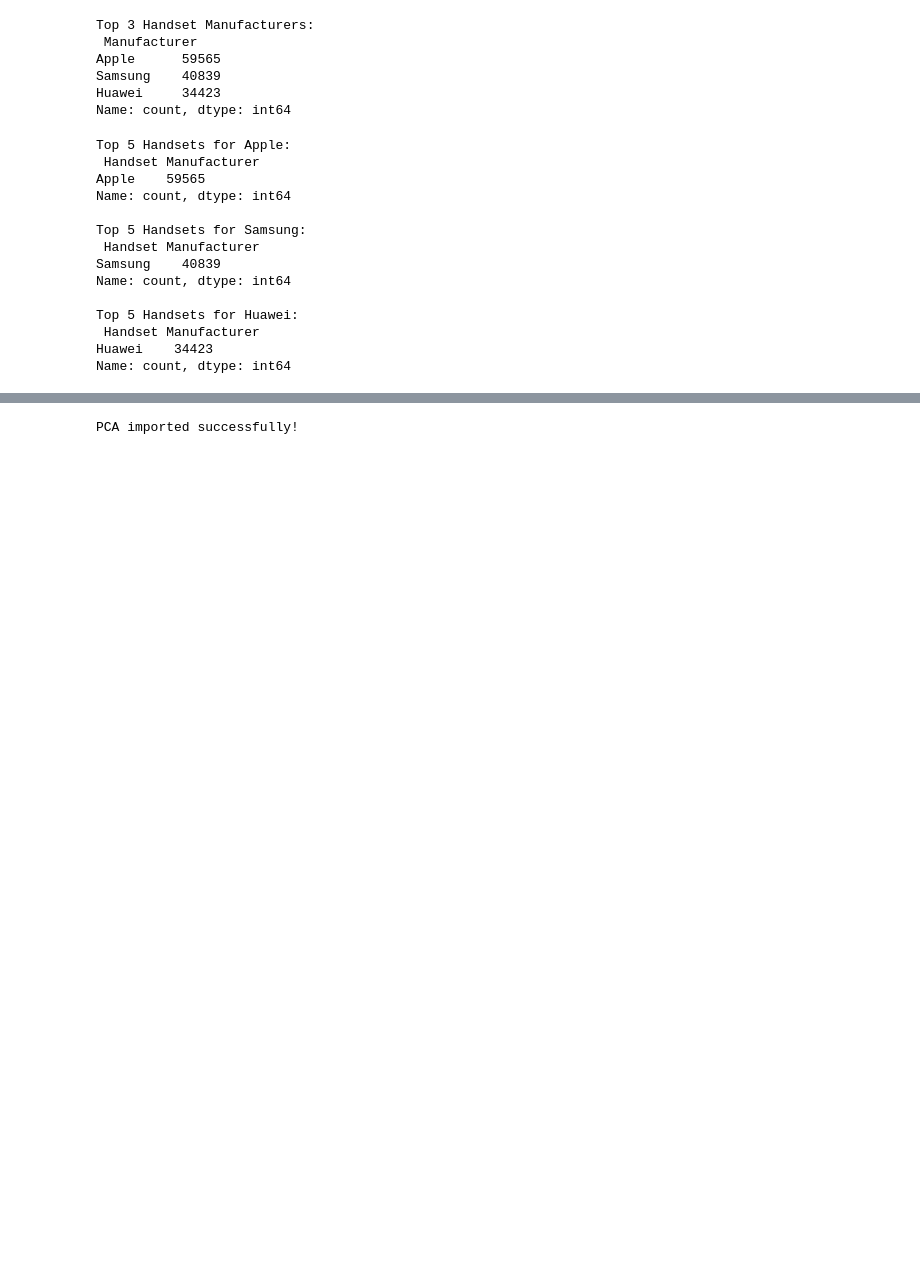
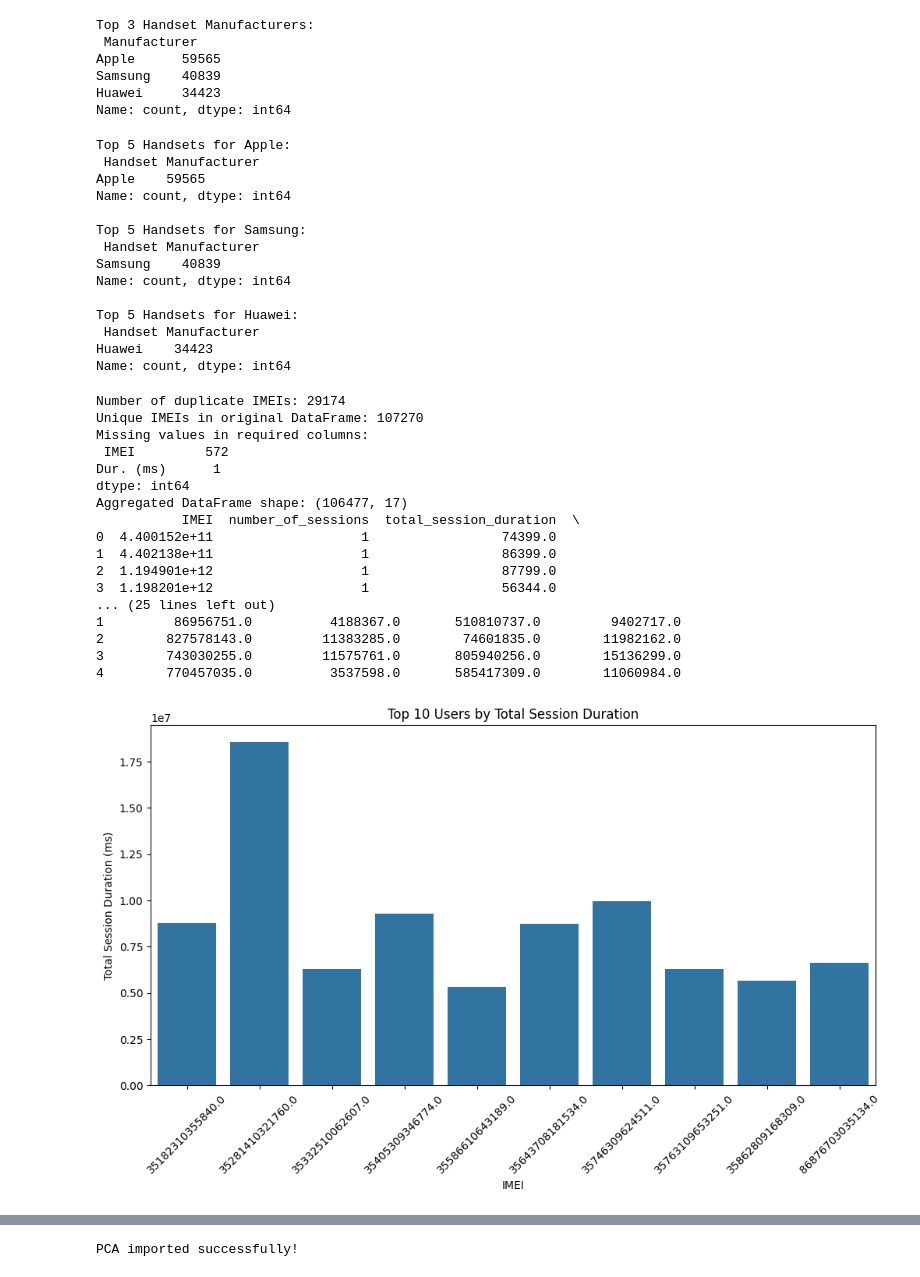
Before and after one commit to medhanittes/Business_Need, a Jupyter notebook: scripts/postgres_load.ipynb, the cells around one changed output, grey strips where cells are left out. Cells and saved outputs as stored; diff of their text form; code cells hidden in the pictures; blank space fills up the shorter version.

```diff
--- a/scripts/postgres_load.ipynb
+++ b/scripts/postgres_load.ipynb
@@ -216,5 +217,43 @@ Top 5 Handsets for Huawei:
  Handset Manufacturer
 Huawei    34423
 Name: count, dtype: int64
+# %%
+duplicate_imeis = df[df.duplicated(['IMEI'], keep=False)]
+print("Number of duplicate IMEIs:", duplicate_imeis['IMEI'].nunique())
+unique_imeis_count = df['IMEI'].nunique()
+print("Unique IMEIs in original DataFrame:", unique_imeis_count)
+missing_values = df[required_columns].isnull().sum()
+print("Missing values in required columns:\n", missing_values[missing_values > 0])
+print("Aggregated DataFrame shape:", aggregated.shape)
+print(aggregated.head())
+# Plotting the top 10 users by total session duration
+top_users = aggregated.nlargest(10, 'total_session_duration')
+
+plt.figure(figsize=(12, 6))
+sns.barplot(x='IMEI', y='total_session_duration', data=top_users)
+plt.title('Top 10 Users by Total Session Duration')
+plt.xlabel('IMEI')
+plt.ylabel('Total Session Duration (ms)')
+plt.xticks(rotation=45)
+plt.show()
+# %% [output]
+Number of duplicate IMEIs: 29174
+Unique IMEIs in original DataFrame: 107270
+Missing values in required columns:
+ IMEI         572
+Dur. (ms)      1
+dtype: int64
+Aggregated DataFrame shape: (106477, 17)
+           IMEI  number_of_sessions  total_session_duration  \
+0  4.400152e+11                   1                 74399.0
+1  4.402138e+11                   1                 86399.0
+2  1.194901e+12                   1                 87799.0
+3  1.198201e+12                   1                 56344.0
+... (25 lines left out)
+1         86956751.0          4188367.0       510810737.0         9402717.0
+2        827578143.0         11383285.0        74601835.0        11982162.0
+3        743030255.0         11575761.0       805940256.0        15136299.0
+4        770457035.0          3537598.0       585417309.0        11060984.0
+[figure, added]
 # %%
 # Define the applications to analyze
```
Also changed, not shown: parts of 5 cells of this notebook.
